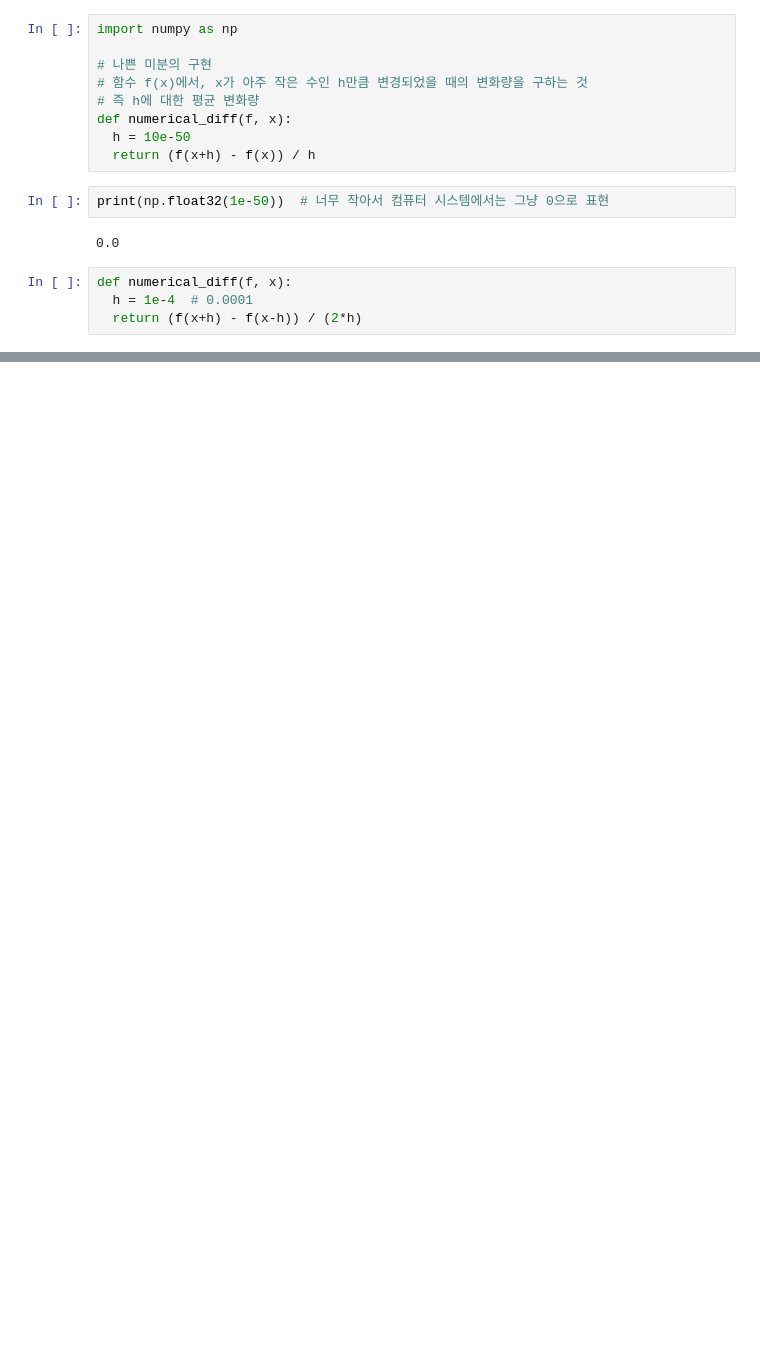
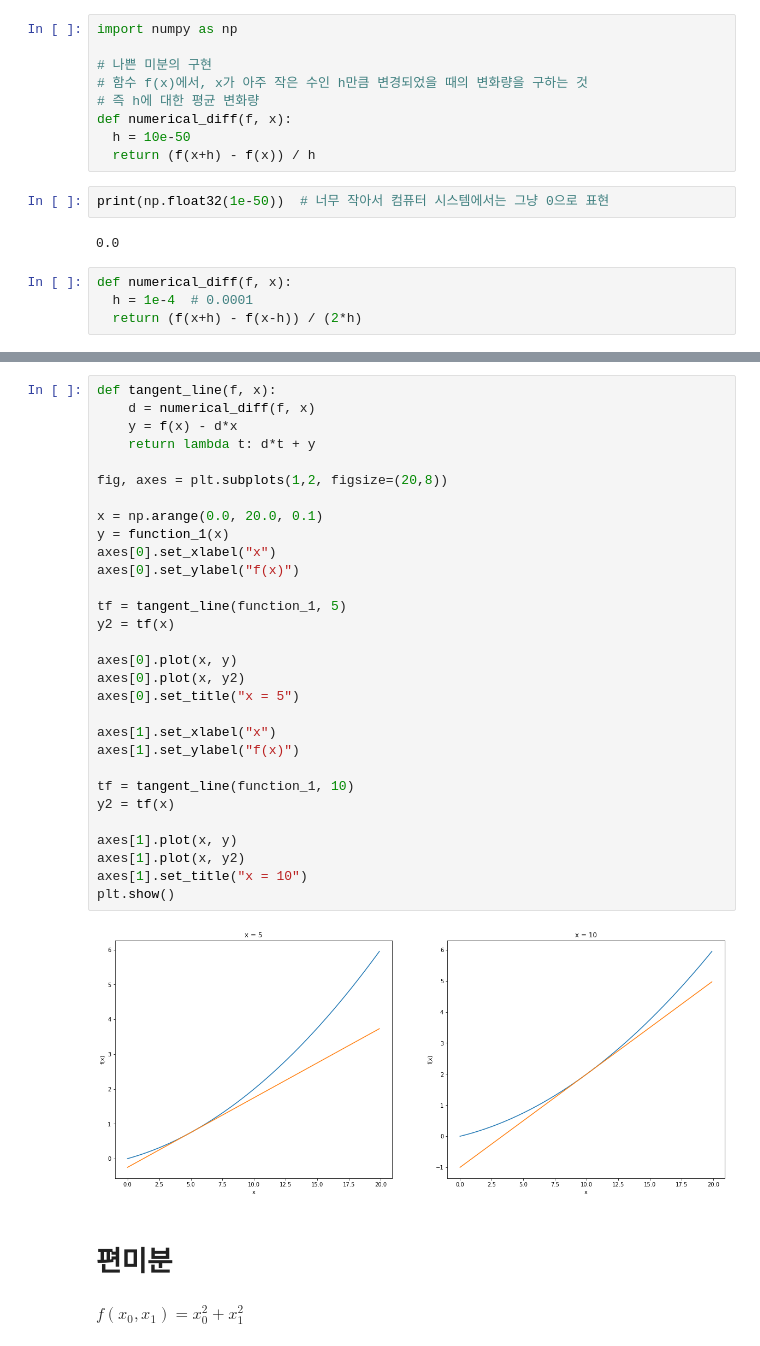
Before and after one commit to yoonchaiyoung/deep-learning, a Jupyter notebook: 05.수치미분과 경사하강법.ipynb, the cells around one changed output, grey strips where cells are left out. Cells and saved outputs as stored; diff of their text form; blank space fills up the shorter version.

```diff
--- a/05.수치미분과 경사하강법.ipynb
+++ b/05.수치미분과 경사하강법.ipynb
@@ -17,0 +48,36 @@ def numerical_diff(f, x):
+# %%
+def tangent_line(f, x):
+    d = numerical_diff(f, x)
+    y = f(x) - d*x
+    return lambda t: d*t + y
+
+fig, axes = plt.subplots(1,2, figsize=(20,8))
+
+x = np.arange(0.0, 20.0, 0.1)
+y = function_1(x)
+axes[0].set_xlabel("x")
+axes[0].set_ylabel("f(x)")
+
+tf = tangent_line(function_1, 5)
+y2 = tf(x)
+
+axes[0].plot(x, y)
+axes[0].plot(x, y2)
+axes[0].set_title("x = 5")
+
+axes[1].set_xlabel("x")
+axes[1].set_ylabel("f(x)")
+
+tf = tangent_line(function_1, 10)
+y2 = tf(x)
+
+axes[1].plot(x, y)
+axes[1].plot(x, y2)
+axes[1].set_title("x = 10")
+plt.show()
+# %% [output]
+[figure, added]
+# %% [markdown]
+# 편미분
+# %% [markdown]
+$f(x_0, x_1) = x^2_0 + x^2_1$
```
Also changed, not shown: parts of 57 cells of this notebook, 1 other file.
